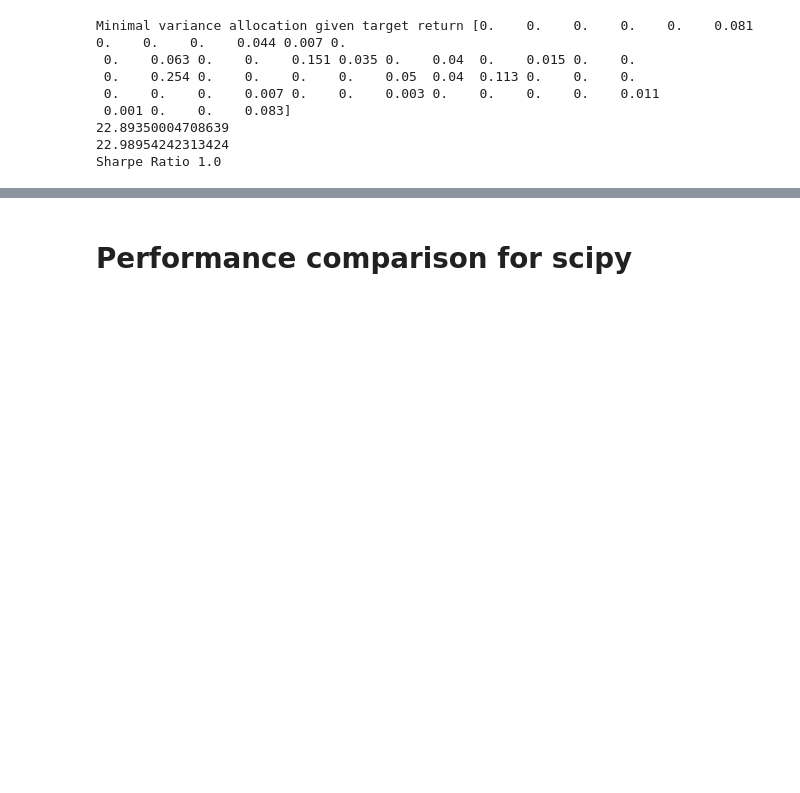
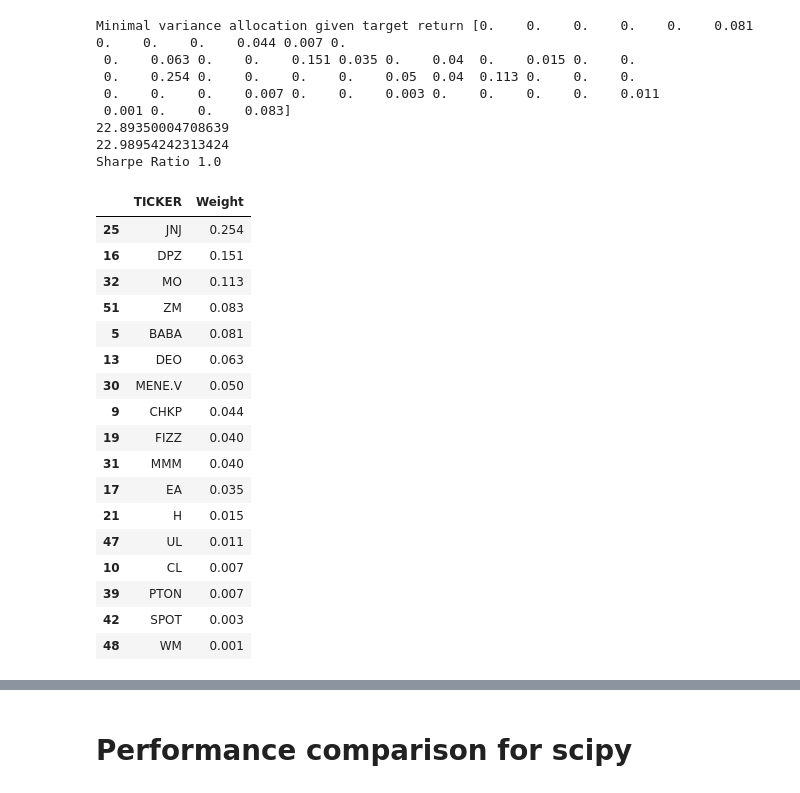
Before and after one commit to lukaskoerber/Portfolio-Optimization, a Jupyter notebook: markowitz_portfolio_optimization.ipynb, the cells around one changed output, grey strips where cells are left out. Cells and saved outputs as stored; diff of their text form; code cells hidden in the pictures; blank space fills up the shorter version.

```diff
--- a/markowitz_portfolio_optimization.ipynb
+++ b/markowitz_portfolio_optimization.ipynb
@@ -415,4 +421,24 @@ Sharpe Ratio 1.0
 # %%
 df_holdings = pd.concat([pd.Series(df_returns.columns), pd.Series(min_var_portfolio)], axis=1)
 df_holdings.columns = ['TICKER', 'Weight']
-df_holdings[df_holdings['Weight'] != 0].sort_values(by='Weight', ascending=False)
+df_holdings= df_holdings[df_holdings['Weight'] != 0].sort_values(by='Weight', ascending=False)
+df_holdings
+# %% [output]
+|  | TICKER | Weight |
+| 25 | JNJ | 0.254 |
+| 16 | DPZ | 0.151 |
+| 32 | MO | 0.113 |
+| 51 | ZM | 0.083 |
+| 5 | BABA | 0.081 |
+| 13 | DEO | 0.063 |
+| 30 | MENE.V | 0.050 |
+| 9 | CHKP | 0.044 |
+| 19 | FIZZ | 0.040 |
+| 31 | MMM | 0.040 |
+| 17 | EA | 0.035 |
+| 21 | H | 0.015 |
+| 47 | UL | 0.011 |
+| 10 | CL | 0.007 |
+| 39 | PTON | 0.007 |
+| 42 | SPOT | 0.003 |
+| 48 | WM | 0.001 |
```
Also changed, not shown: parts of 6 cells of this notebook.
